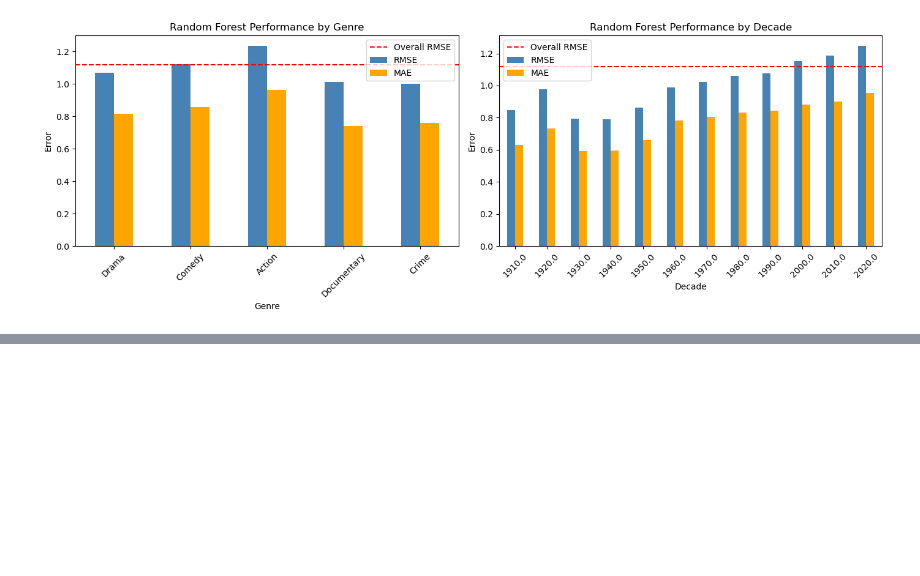
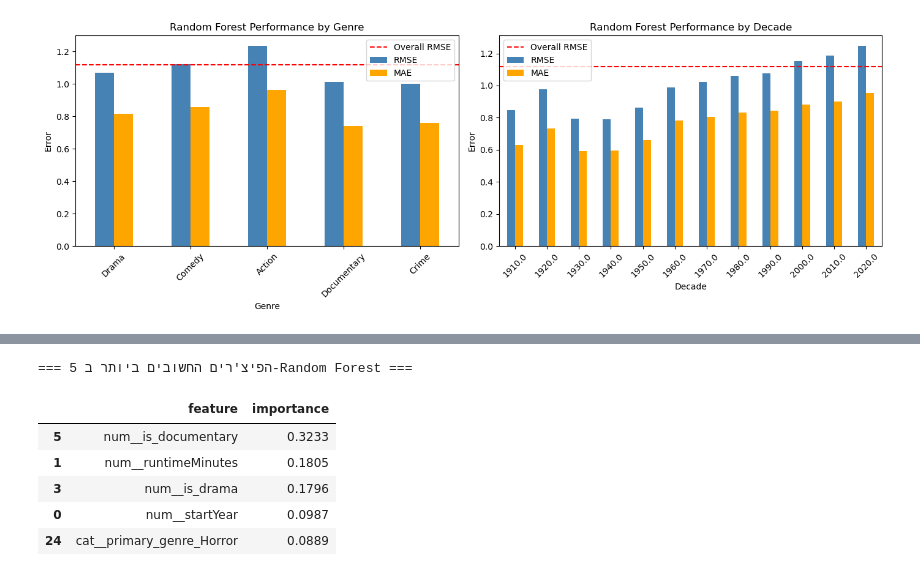
Before and after one commit to MiriamDinay/Movie-Data-Collection-Project2, a Jupyter notebook: קוד מסודר סופי.ipynb, the cells around one changed output, grey strips where cells are left out. Saved outputs shown, nothing was run; the diff lists cells and outputs as text; code cells hidden in the pictures; blank space fills up the shorter version.

```diff
--- a/קוד מסודר סופי.ipynb
+++ b/קוד מסודר סופי.ipynb
@@ -613,0 +658,26 @@ plt.show()
+# %%
+# =====================================================================
+# חשיבות פיצ'רים ב-Random Forest (לפי feature importance)
+# =====================================================================
+
+# חילוץ ה-feature importance
+rf_importances = best_rf_model.named_steps['model'].feature_importances_
+
+# יצירת DataFrame
+rf_importance = pd.DataFrame({
+    'feature': feature_names,
+    'importance': rf_importances
+}).sort_values('importance', ascending=False)
+
+# 5 הפיצ'רים החשובים ביותר
+print("=== 5 הפיצ'רים החשובים ביותר ב-Random Forest ===")
+top_5_rf = rf_importance.head(5).copy()
+display(top_5_rf.round(4))
+# %% [output]
+=== 5 הפיצ'רים החשובים ביותר ב-Random Forest ===
+|  | feature | importance |
+| 5 | num__is_documentary | 0.3233 |
+| 1 | num__runtimeMinutes | 0.1805 |
+| 3 | num__is_drama | 0.1796 |
+| 0 | num__startYear | 0.0987 |
+| 24 | cat__primary_genre_Horror | 0.0889 |
```
Also changed, not shown: parts of 5 cells of this notebook.
